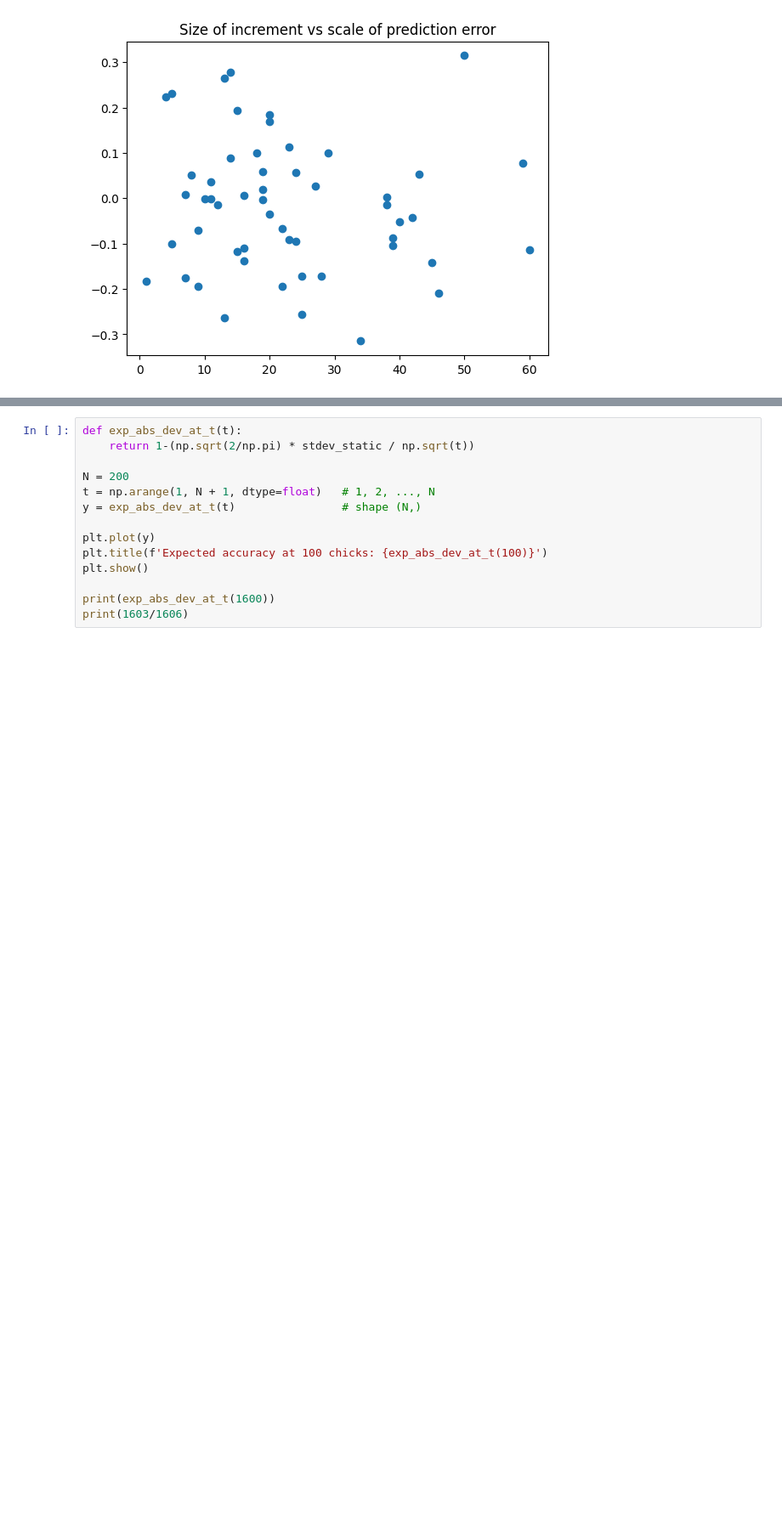
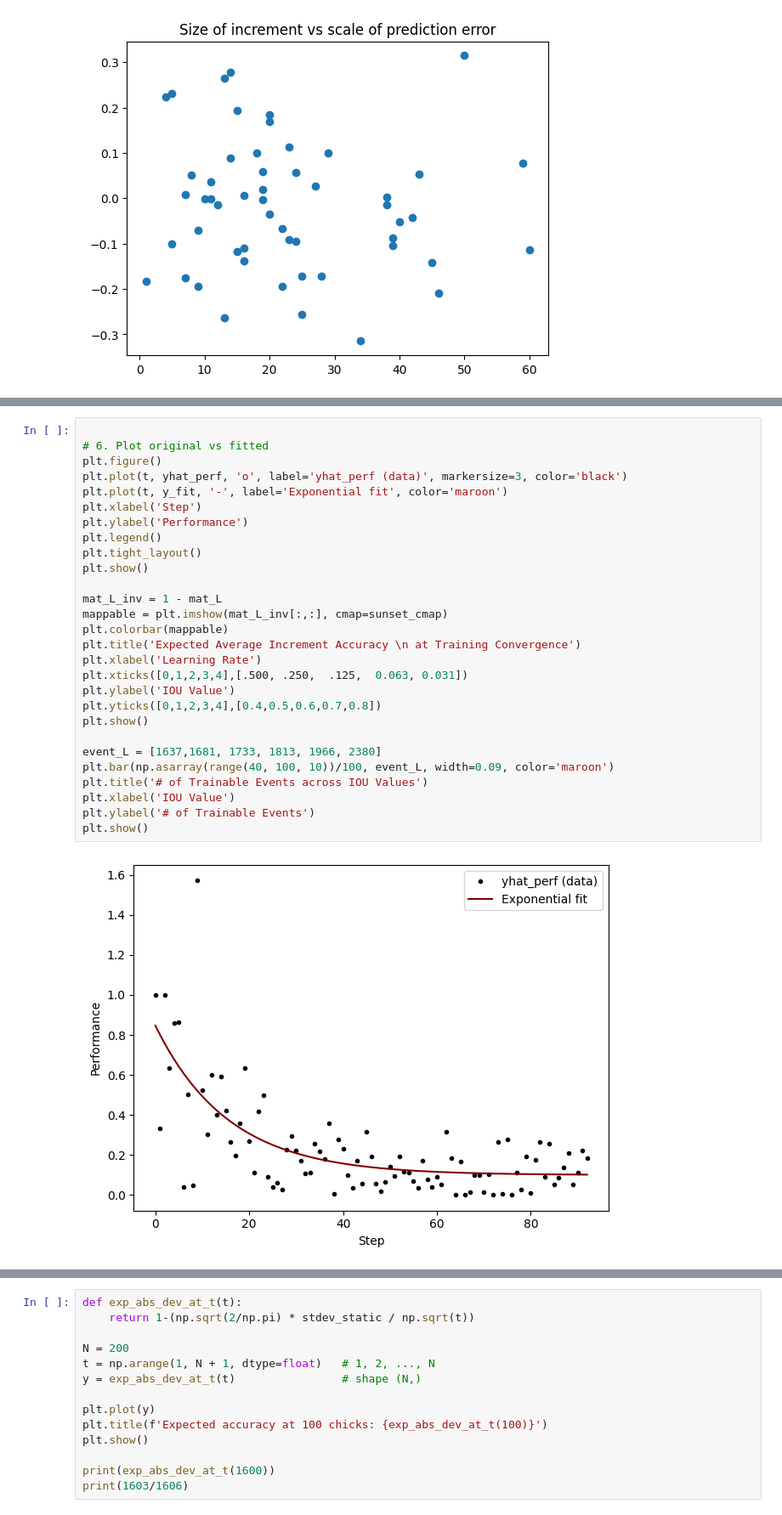
Before and after one commit to Jairik/Chick-Counting, a Jupyter notebook: rgb/mm_tp.ipynb, the cells around one changed output, grey strips where cells are left out. Shown: that part at 85% size. Cells and saved outputs as stored; diff of their text form; blank space fills up the shorter version.

```diff
--- a/rgb/mm_tp.ipynb
+++ b/rgb/mm_tp.ipynb
@@ -1253,0 +1283,30 @@ plt.show()
+# %%
+
+# 6. Plot original vs fitted
+plt.figure()
+plt.plot(t, yhat_perf, 'o', label='yhat_perf (data)', markersize=3, color='black')
+plt.plot(t, y_fit, '-', label='Exponential fit', color='maroon')
+plt.xlabel('Step')
+plt.ylabel('Performance')
+plt.legend()
+plt.tight_layout()
+plt.show()
+
+mat_L_inv = 1 - mat_L
+mappable = plt.imshow(mat_L_inv[:,:], cmap=sunset_cmap)
+plt.colorbar(mappable)
+plt.title('Expected Average Increment Accuracy \n at Training Convergence')
+plt.xlabel('Learning Rate')
+plt.xticks([0,1,2,3,4],[.500, .250,  .125,  0.063, 0.031])
+plt.ylabel('IOU Value')
+plt.yticks([0,1,2,3,4],[0.4,0.5,0.6,0.7,0.8])
+plt.show()
+
+event_L = [1637,1681, 1733, 1813, 1966, 2380]
+plt.bar(np.asarray(range(40, 100, 10))/100, event_L, width=0.09, color='maroon')
+plt.title('# of Trainable Events across IOU Values')
+plt.xlabel('IOU Value')
+plt.ylabel('# of Trainable Events')
+plt.show()
+# %% [output]
+[figure, added]
```
Also changed, not shown: parts of 4 cells of this notebook.
